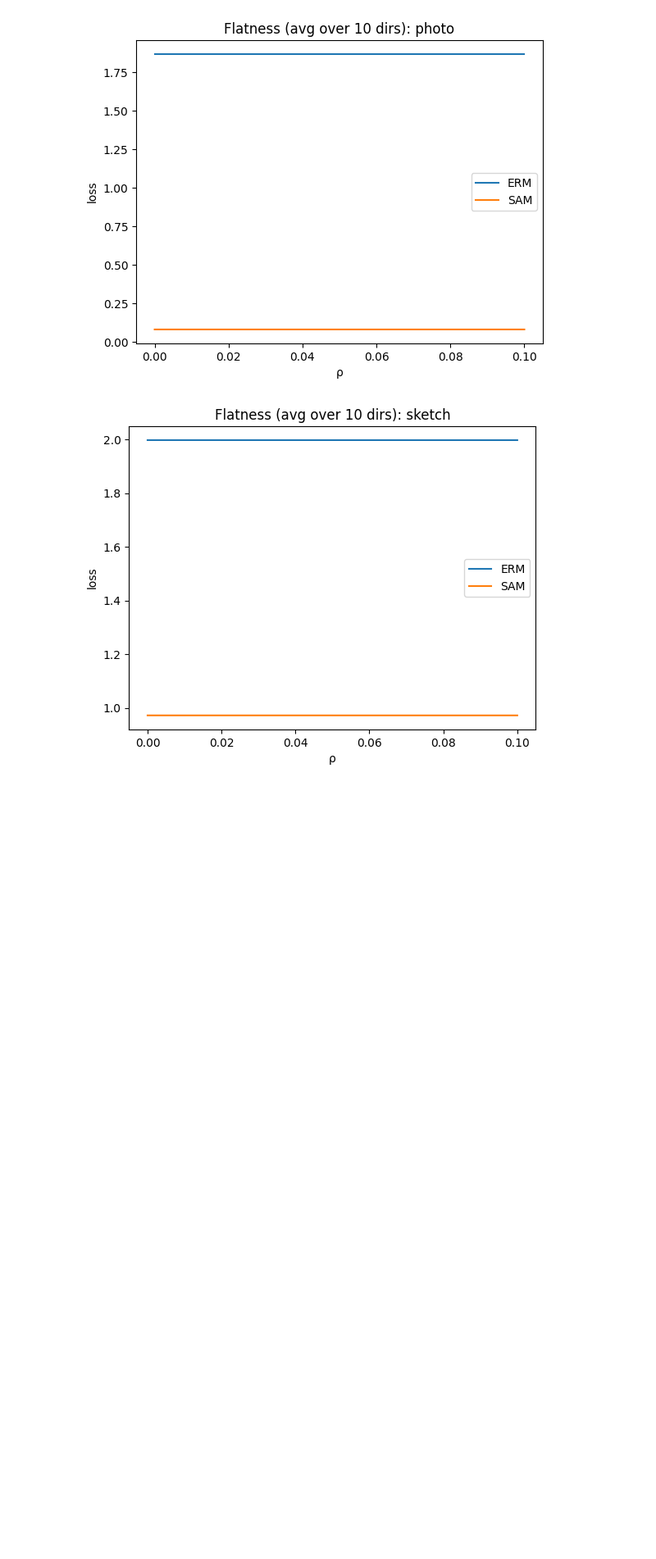
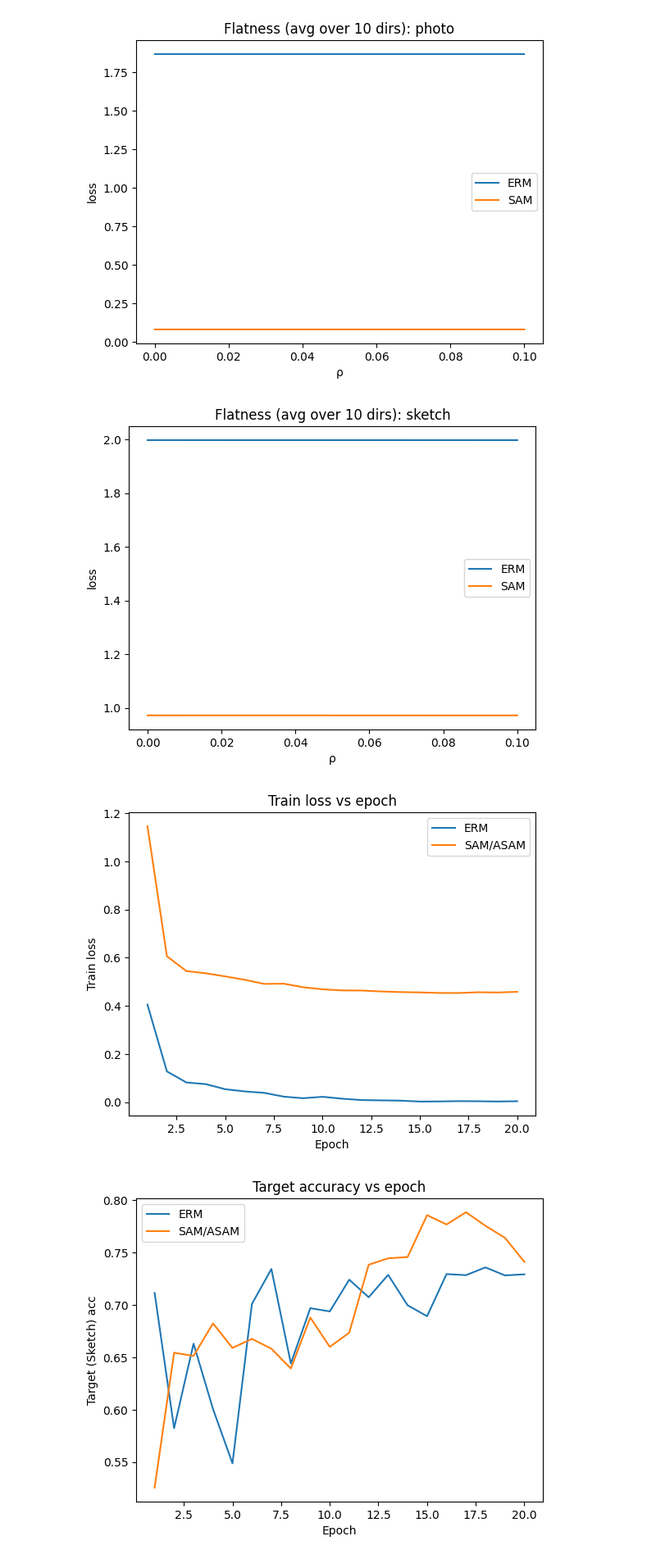
Before and after one commit to tk1475/ATML-PA2, a Jupyter notebook: Task2/Task2.ipynb, the cells around one changed output. Shown at 82% size. Cells and saved outputs as stored; diff of their text form; code cells hidden in the pictures; blank space fills up the shorter version.

Commit message:
final graph

```diff
--- a/Task2/Task2.ipynb
+++ b/Task2/Task2.ipynb
@@ -1294,3 +1294,18 @@ for name in eval_loaders.keys():
 [figure]
 [figure]
 [figure]
+# %%
+import pandas as pd
+import matplotlib.pyplot as plt
+
+def _plot_curves(df_erm, df_sam, field, ylabel, title):
+    plt.figure()
+    plt.plot(df_erm["epoch"], df_erm[field], label="ERM")
+    plt.plot(df_sam["epoch"], df_sam[field], label="SAM/ASAM")
+    plt.xlabel("Epoch"); plt.ylabel(ylabel); plt.title(title); plt.legend(); plt.show()
+
+_plot_curves(df_logs, df_sam, "train_loss", "Train loss", "Train loss vs epoch")
+_plot_curves(df_logs, df_sam, "target_acc", "Target (Sketch) acc", "Target accuracy vs epoch")
+# %% [output]
+[figure, added]
+[figure, added]
```
Also changed, not shown: parts of 3 cells of this notebook.
